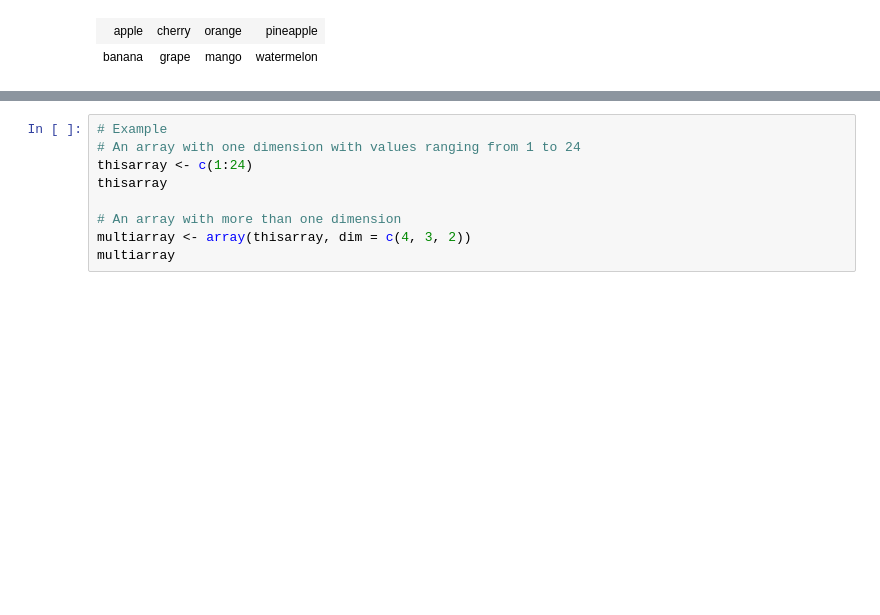
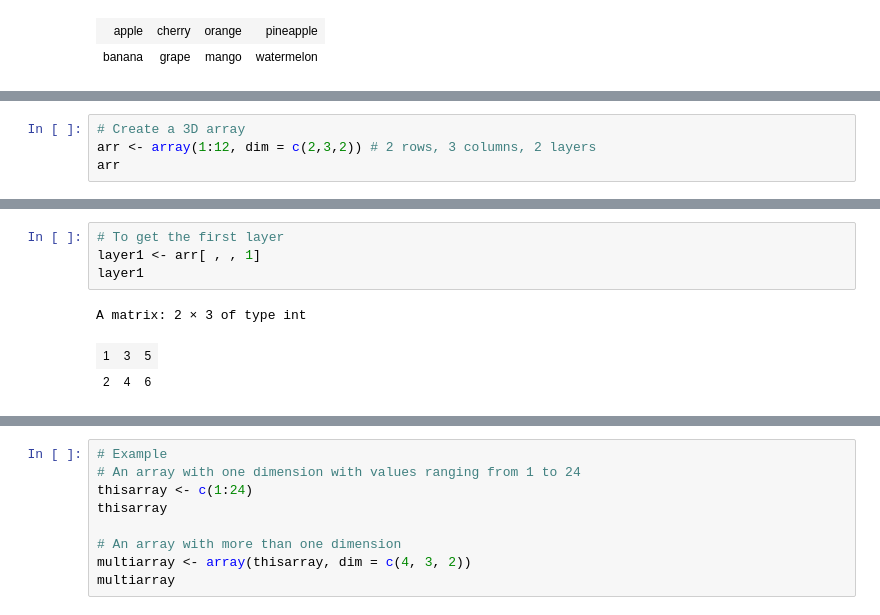
Before and after one commit to prodigy234/Complete_Data_Science_Full_Course, a Jupyter notebook: R Programming/16.R Data Structures.ipynb, the cells around one changed output, grey strips where cells are left out. Drawn from its saved outputs; the diff is of its cells as text; blank space fills up the shorter version.

```diff
--- a/R Programming/16.R Data Structures.ipynb
+++ b/R Programming/16.R Data Structures.ipynb
@@ -737 +747,5 @@ Compared to matrices, arrays can have more than two dimensions.
 We can use the array() function to create an array, and the dim parameter to specify the dimensions:
+# %%
+# Create a 3D array
+arr <- array(1:12, dim = c(2,3,2)) # 2 rows, 3 columns, 2 layers
+arr
@@ -737,0 +764,8 @@ We can use the array() function to create an array, and the dim parameter to spe
+# %%
+# To get the first layer
+layer1 <- arr[ , , 1]
+layer1
+# %% [output]
+A matrix: 2 × 3 of type int
+| 1 | 3 | 5 |
+| 2 | 4 | 6 |
```
Also changed, not shown: parts of 6 cells of this notebook.
